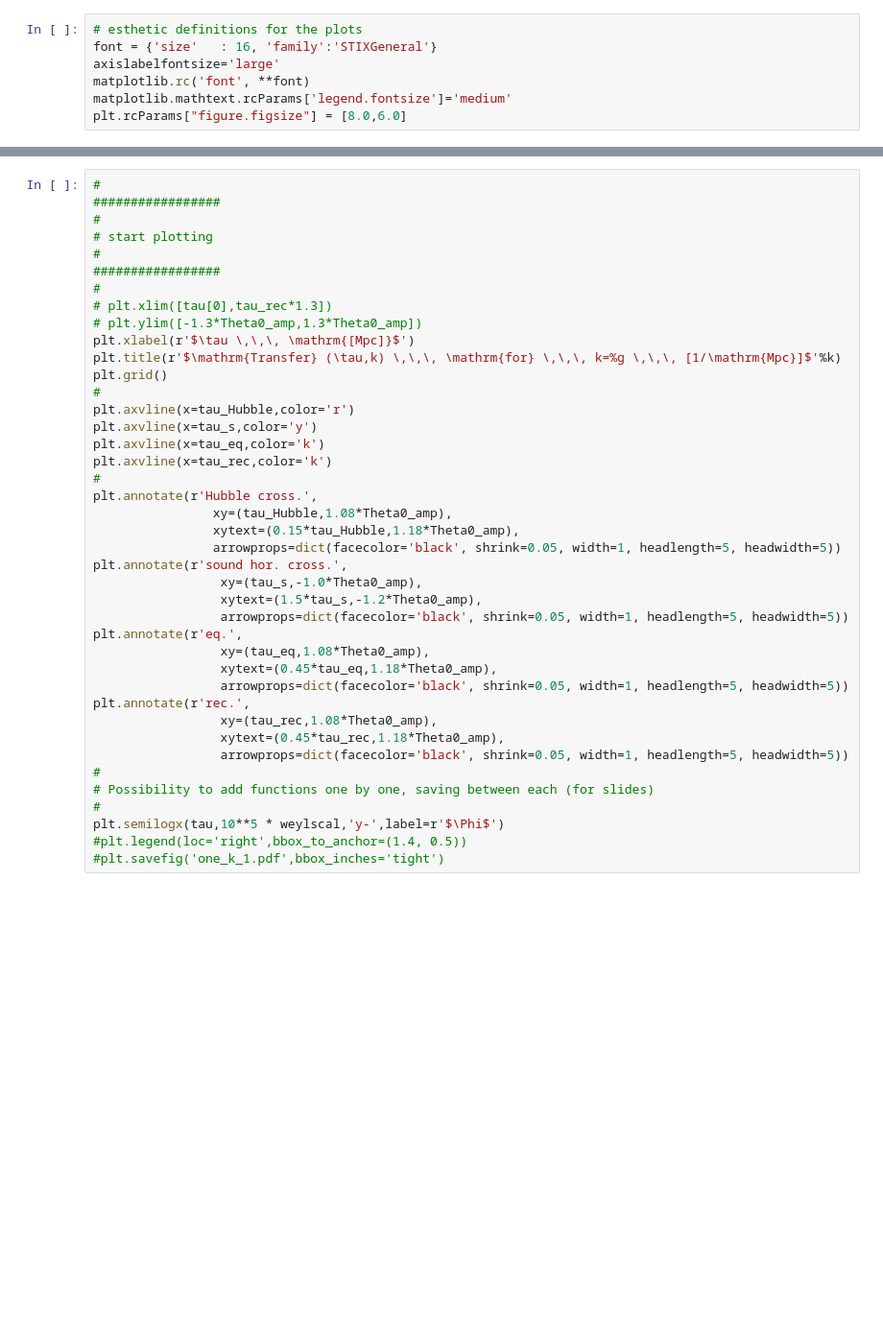
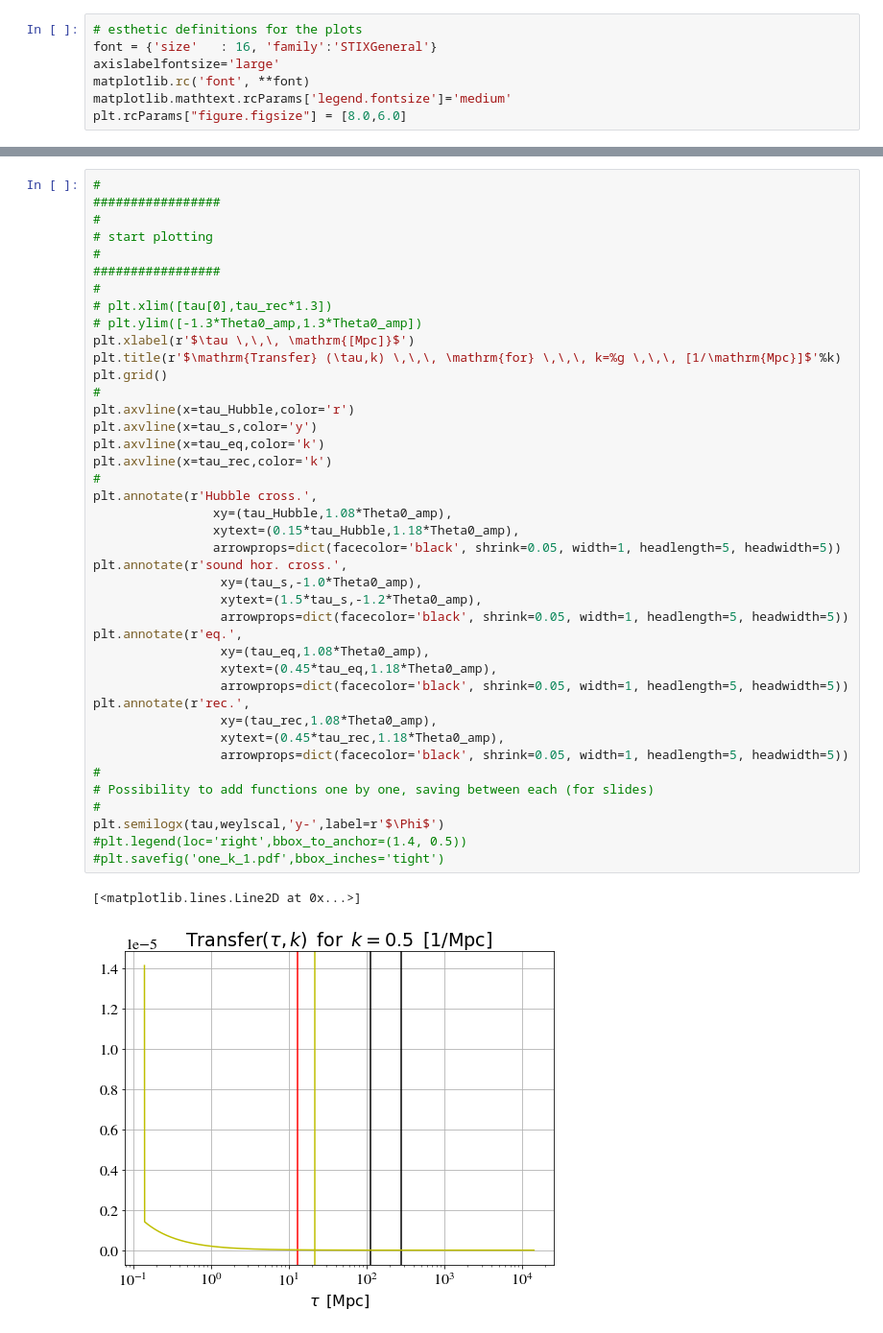
Before and after one commit to cosmosapjw-quantum/class_public, a Jupyter notebook: notebooks/one_k_test.ipynb, the cells around one changed output, grey strips where cells are left out. Shown: that part at 96% size. Saved outputs shown, nothing was run; the diff lists cells and outputs as text; blank space fills up the shorter version.

```diff
--- a/notebooks/one_k_test.ipynb
+++ b/notebooks/one_k_test.ipynb
@@ -120,31 +123,34 @@ tau_eq = tau_at_rho_m_over_r(1.)
 plt.xlabel(r'$\tau \,\,\, \mathrm{[Mpc]}$')
 plt.title(r'$\mathrm{Transfer} (\tau,k) \,\,\, \mathrm{for} \,\,\, k=%g \,\,\, [1/\mathrm{Mpc}]$'%k)
 plt.grid()
 #
 plt.axvline(x=tau_Hubble,color='r')
 plt.axvline(x=tau_s,color='y')
 plt.axvline(x=tau_eq,color='k')
 plt.axvline(x=tau_rec,color='k')
 #
 plt.annotate(r'Hubble cross.',
                 xy=(tau_Hubble,1.08*Theta0_amp),
                 xytext=(0.15*tau_Hubble,1.18*Theta0_amp),
                 arrowprops=dict(facecolor='black', shrink=0.05, width=1, headlength=5, headwidth=5))
 plt.annotate(r'sound hor. cross.',
                  xy=(tau_s,-1.0*Theta0_amp),
                  xytext=(1.5*tau_s,-1.2*Theta0_amp),
                  arrowprops=dict(facecolor='black', shrink=0.05, width=1, headlength=5, headwidth=5))
 plt.annotate(r'eq.',
                  xy=(tau_eq,1.08*Theta0_amp),
                  xytext=(0.45*tau_eq,1.18*Theta0_amp),
                  arrowprops=dict(facecolor='black', shrink=0.05, width=1, headlength=5, headwidth=5))
 plt.annotate(r'rec.',
                  xy=(tau_rec,1.08*Theta0_amp),
                  xytext=(0.45*tau_rec,1.18*Theta0_amp),
                  arrowprops=dict(facecolor='black', shrink=0.05, width=1, headlength=5, headwidth=5))
 #
 # Possibility to add functions one by one, saving between each (for slides)
 #
-plt.semilogx(tau,10**5 * weylscal,'y-',label=r'$\Phi$')
+plt.semilogx(tau,weylscal,'y-',label=r'$\Phi$')
 #plt.legend(loc='right',bbox_to_anchor=(1.4, 0.5))
 #plt.savefig('one_k_1.pdf',bbox_inches='tight')
+# %% [output]
+[<matplotlib.lines.Line2D at 0x...>]
+[figure, added]
```
Also changed, not shown: parts of 2 cells of this notebook, 2 other files.
